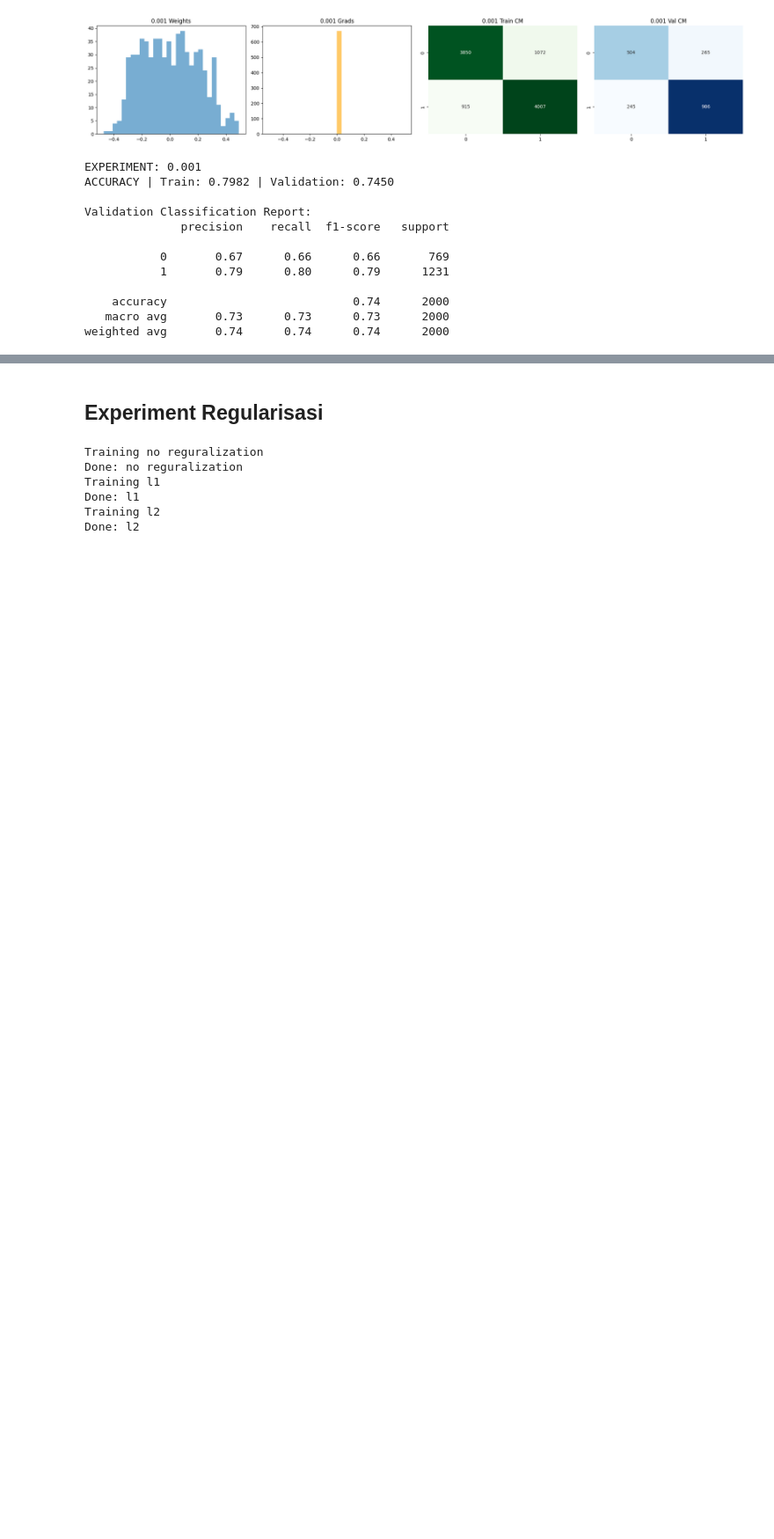
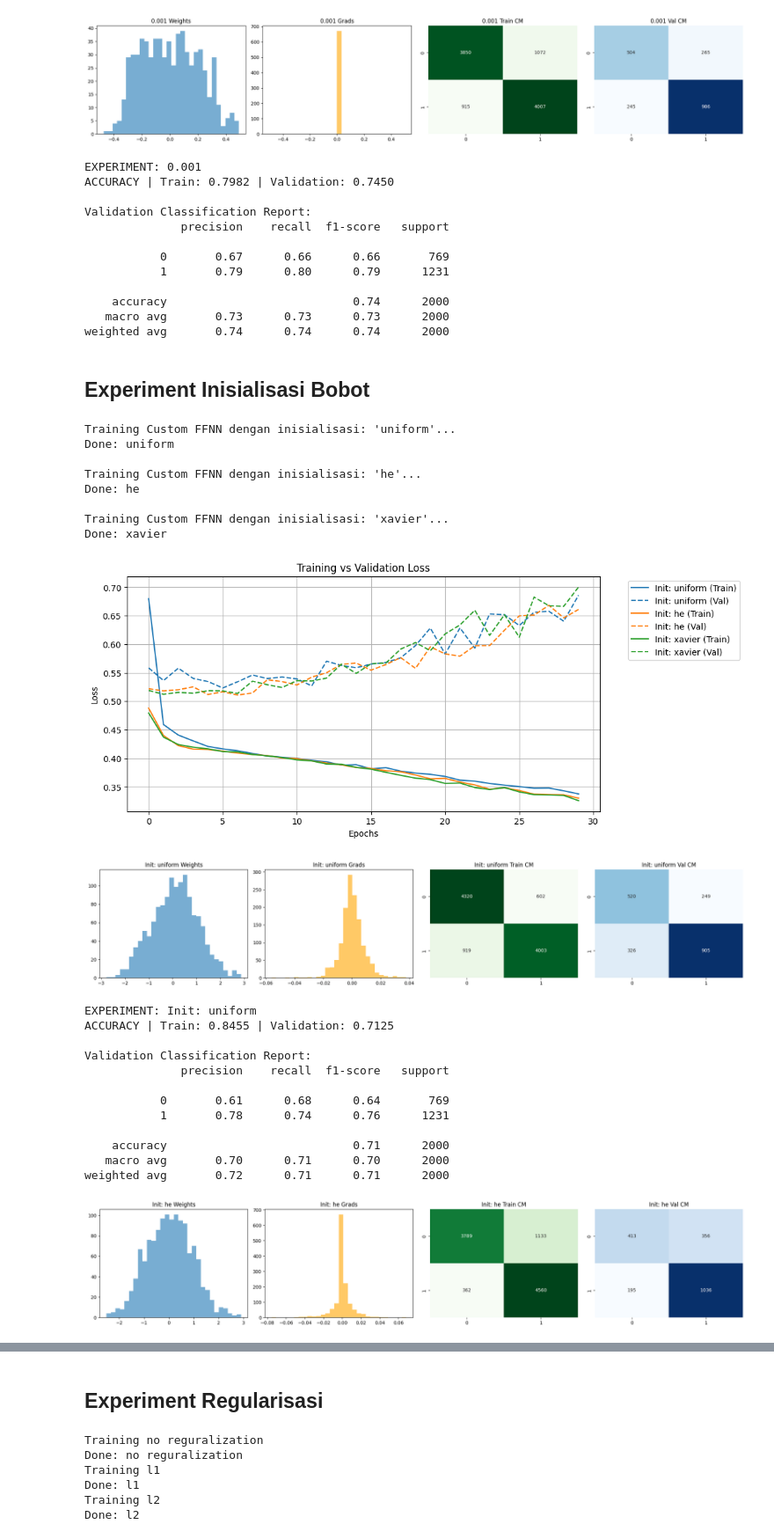
Before and after one commit to Azekhiel/JadiMesin_Tubes1_ML, a Jupyter notebook: src/experiment.ipynb, the cells around one changed output, grey strips where cells are left out. Shown at 88% size. Saved outputs shown, nothing was run; the diff lists cells and outputs as text; code cells hidden in the pictures; blank space fills up the shorter version.

```diff
--- a/experiment.ipynb
+++ b/src/experiment.ipynb
@@ -19,10 +19,10 @@ from ffnn import FFNN, Layer
 # %% [markdown]
 #### Import Dataset
 # %%
-X_train_classification = np.load('dataset/classification/X_train_final.npy')
-y_train_classification = np.load('dataset/classification/y_train_final.npy')
-X_test_classification = np.load('dataset/classification/X_test_final.npy')
-y_test_classification = np.load('dataset/classification/y_test_final.npy')
+X_train_classification = np.load('../dataset/classification/X_train_final.npy')
+y_train_classification = np.load('../dataset/classification/y_train_final.npy')
+X_test_classification = np.load('../dataset/classification/X_test_final.npy')
+y_test_classification = np.load('../dataset/classification/y_test_final.npy')
 
 # Cek shape data
 print(f"X_train classification shape    : {X_train_classification.shape}")
@@ -30,10 +30,10 @@ print(f"y_train classification shape    : {y_train_classification.shape}")
 print(f"X_test classification shape     : {X_test_classification.shape}")
 print(f"y_test classification shape     : {y_test_classification.shape}")
 
-X_train_regression = np.load('dataset/regression/X_train_final.npy')
-y_train_regression = np.load('dataset/regression/y_train_final.npy')
-X_test_regression = np.load('dataset/regression/X_test_final.npy')
-y_test_regression = np.load('dataset/regression/y_test_final.npy')
+X_train_regression = np.load('../dataset/regression/X_train_final.npy')
+y_train_regression = np.load('../dataset/regression/y_train_final.npy')
+X_test_regression = np.load('../dataset/regression/X_test_final.npy')
+y_test_regression = np.load('../dataset/regression/y_test_final.npy')
 
 # Cek shape data
 print(f"X_train regression shape        : {X_train_regression.shape}")
@@ -776,3 +776,56 @@ Validation Classification Report:
     accuracy                           0.74      2000
    macro avg       0.73      0.73      0.73      2000
 weighted avg       0.74      0.74      0.74      2000
+# %% [markdown]
+## Experiment Inisialisasi Bobot
+# %%
+results_init = {}
+
+init_methods = ['uniform', 'he', 'xavier']
+
+for init_method in init_methods:
+    print(f"Training Custom FFNN dengan inisialisasi: '{init_method}'...")
+
+    m = FFNN(loss='bce')
+
+    m.add(Layer(X_train_classification.shape[1], 64, activation='relu', init_method=init_method))
+    m.add(Layer(64, 16, activation='relu', init_method=init_method))
+    m.add(Layer(16, 1, activation='sigmoid', init_method=init_method))
+
+    h = m.fit(X_train_classification, y_train_classification.reshape(-1, 1),
+              epochs=30, batch_size=32, verbose=0, learning_rate=0.01,
+              validation_data=(X_test_classification, y_test_classification.reshape(-1, 1)))
+
+    results_init[f"Init: {init_method}"] = {
+        'model': m, 'history': h,
+        'y_train_true': y_train_classification, 'y_train_pred': m.predict(X_train_classification),
+        'y_val_true': y_test_classification, 'y_val_pred': m.predict(X_test_classification)
+    }
+    print(f"Done: {init_method}\n")
+
+
+study_results(results_init, lyr=0, is_cls=True)
+# %% [output]
+Training Custom FFNN dengan inisialisasi: 'uniform'...
+Done: uniform
+
+Training Custom FFNN dengan inisialisasi: 'he'...
+Done: he
+
+Training Custom FFNN dengan inisialisasi: 'xavier'...
+Done: xavier
+[figure, added]
+[figure, added]
+EXPERIMENT: Init: uniform
+ACCURACY | Train: 0.8455 | Validation: 0.7125
+
+Validation Classification Report:
+              precision    recall  f1-score   support
+
+           0       0.61      0.68      0.64       769
+           1       0.78      0.74      0.76      1231
+
+    accuracy                           0.71      2000
+   macro avg       0.70      0.71      0.70      2000
+weighted avg       0.72      0.71      0.71      2000
+[figure, added]
```
Also changed, not shown: parts of 3 cells of this notebook, 2 other files.
